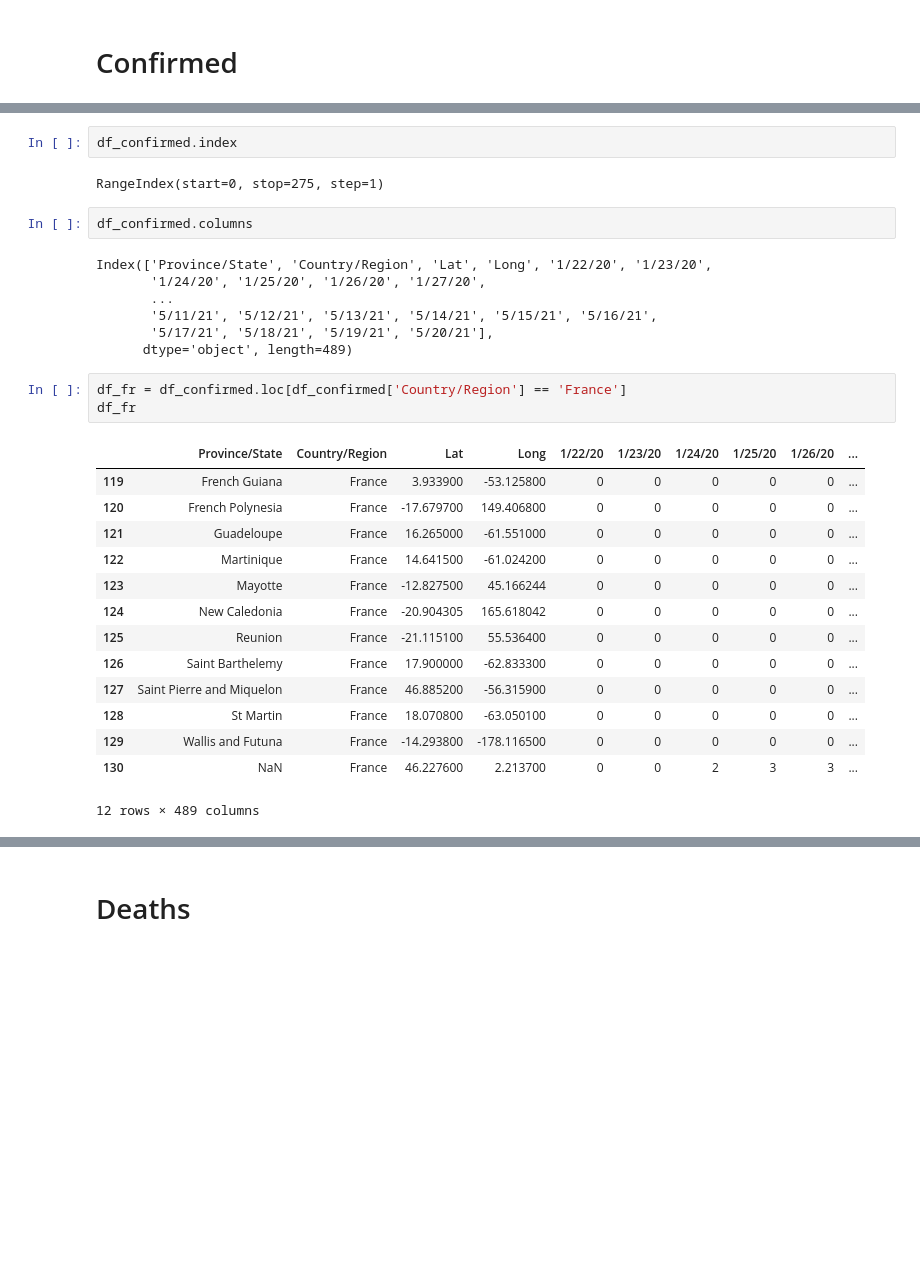
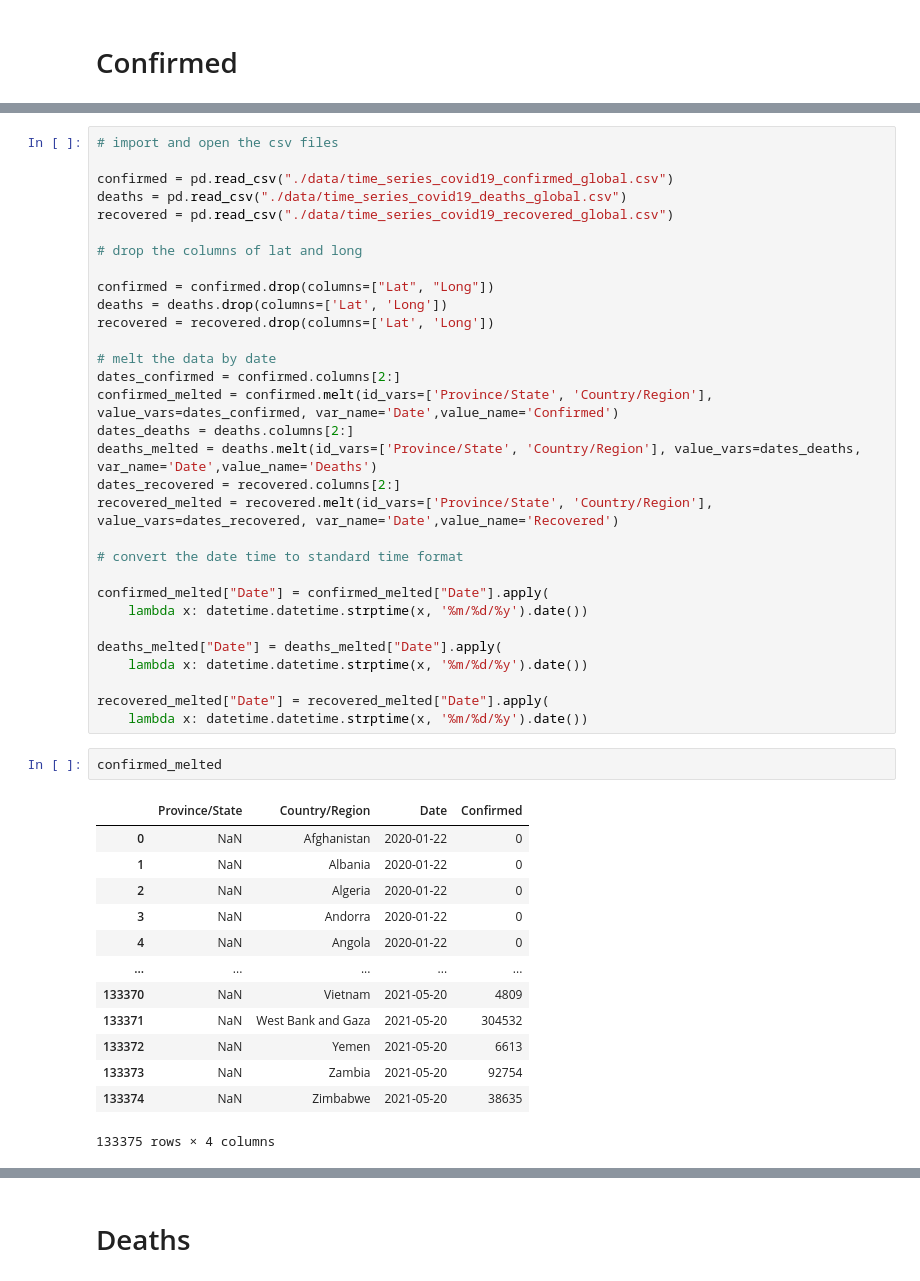
Before and after one commit to rajaben-ali/interactive-covid-19-dashboard, a Jupyter notebook: notebook.ipynb, the cells around one changed output, grey strips where cells are left out. Saved outputs shown, nothing was run; the diff lists cells and outputs as text; blank space fills up the shorter version.

```diff
--- a/notebook.ipynb
+++ b/notebook.ipynb
@@ -48,31 +96,47 @@ df_confirmed.head()
-# %%
-df_confirmed.index
-# %% [output]
-RangeIndex(start=0, stop=275, step=1)
-# %%
-df_confirmed.columns
-# %% [output]
-Index(['Province/State', 'Country/Region', 'Lat', 'Long', '1/22/20', '1/23/20',
-       '1/24/20', '1/25/20', '1/26/20', '1/27/20',
-       ...
-       '5/11/21', '5/12/21', '5/13/21', '5/14/21', '5/15/21', '5/16/21',
-       '5/17/21', '5/18/21', '5/19/21', '5/20/21'],
-      dtype='object', length=489)
-# %%
-df_fr = df_confirmed.loc[df_confirmed['Country/Region'] == 'France']
-df_fr
-# %% [output]
-|  | Province/State | Country/Region | Lat | Long | 1/22/20 | 1/23/20 | 1/24/20 | 1/25/20 | 1/26/20 | ... |
-| 119 | French Guiana | France | 3.933900 | -53.125800 | 0 | 0 | 0 | 0 | 0 | ... |
-| 120 | French Polynesia | France | -17.679700 | 149.406800 | 0 | 0 | 0 | 0 | 0 | ... |
-| 121 | Guadeloupe | France | 16.265000 | -61.551000 | 0 | 0 | 0 | 0 | 0 | ... |
-| 122 | Martinique | France | 14.641500 | -61.024200 | 0 | 0 | 0 | 0 | 0 | ... |
-| 123 | Mayotte | France | -12.827500 | 45.166244 | 0 | 0 | 0 | 0 | 0 | ... |
-| 124 | New Caledonia | France | -20.904305 | 165.618042 | 0 | 0 | 0 | 0 | 0 | ... |
-| 125 | Reunion | France | -21.115100 | 55.536400 | 0 | 0 | 0 | 0 | 0 | ... |
-| 126 | Saint Barthelemy | France | 17.900000 | -62.833300 | 0 | 0 | 0 | 0 | 0 | ... |
-| 127 | Saint Pierre and Miquelon | France | 46.885200 | -56.315900 | 0 | 0 | 0 | 0 | 0 | ... |
-| 128 | St Martin | France | 18.070800 | -63.050100 | 0 | 0 | 0 | 0 | 0 | ... |
-| 129 | Wallis and Futuna | France | -14.293800 | -178.116500 | 0 | 0 | 0 | 0 | 0 | ... |
-| 130 | NaN | France | 46.227600 | 2.213700 | 0 | 0 | 2 | 3 | 3 | ... |
-12 rows × 489 columns
+# %%
+# import and open the csv files
+
+confirmed = pd.read_csv("./data/time_series_covid19_confirmed_global.csv")
+deaths = pd.read_csv("./data/time_series_covid19_deaths_global.csv")
+recovered = pd.read_csv("./data/time_series_covid19_recovered_global.csv")
+
+# drop the columns of lat and long
+
+confirmed = confirmed.drop(columns=["Lat", "Long"])
+deaths = deaths.drop(columns=['Lat', 'Long'])
+recovered = recovered.drop(columns=['Lat', 'Long'])
+
+# melt the data by date
+dates_confirmed = confirmed.columns[2:]
+confirmed_melted = confirmed.melt(id_vars=['Province/State', 'Country/Region'], value_vars=dates_confirmed, var_name='Date',value_name='Confirmed')
+dates_deaths = deaths.columns[2:]
+deaths_melted = deaths.melt(id_vars=['Province/State', 'Country/Region'], value_vars=dates_deaths, var_name='Date',value_name='Deaths')
+dates_recovered = recovered.columns[2:]
+recovered_melted = recovered.melt(id_vars=['Province/State', 'Country/Region'], value_vars=dates_recovered, var_name='Date',value_name='Recovered')
+
+# convert the date time to standard time format
+
+confirmed_melted["Date"] = confirmed_melted["Date"].apply(
+    lambda x: datetime.datetime.strptime(x, '%m/%d/%y').date())
+
+deaths_melted["Date"] = deaths_melted["Date"].apply(
+    lambda x: datetime.datetime.strptime(x, '%m/%d/%y').date())
+
+recovered_melted["Date"] = recovered_melted["Date"].apply(
+    lambda x: datetime.datetime.strptime(x, '%m/%d/%y').date())
+# %%
+confirmed_melted
+# %% [output]
+|  | Province/State | Country/Region | Date | Confirmed |
+| 0 | NaN | Afghanistan | 2020-01-22 | 0 |
+| 1 | NaN | Albania | 2020-01-22 | 0 |
+| 2 | NaN | Algeria | 2020-01-22 | 0 |
+| 3 | NaN | Andorra | 2020-01-22 | 0 |
+| 4 | NaN | Angola | 2020-01-22 | 0 |
+| ... | ... | ... | ... | ... |
+| 133370 | NaN | Vietnam | 2021-05-20 | 4809 |
+| 133371 | NaN | West Bank and Gaza | 2021-05-20 | 304532 |
+| 133372 | NaN | Yemen | 2021-05-20 | 6613 |
+| 133373 | NaN | Zambia | 2021-05-20 | 92754 |
+| 133374 | NaN | Zimbabwe | 2021-05-20 | 38635 |
+133375 rows × 4 columns
```
Also changed, not shown: parts of 12 cells of this notebook.
